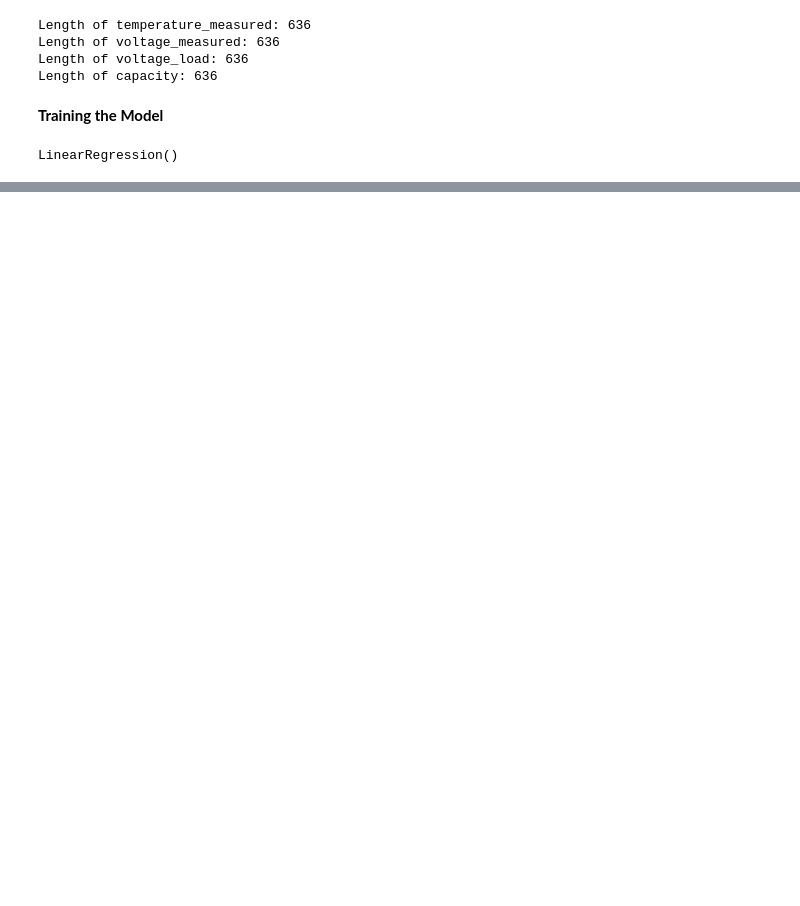
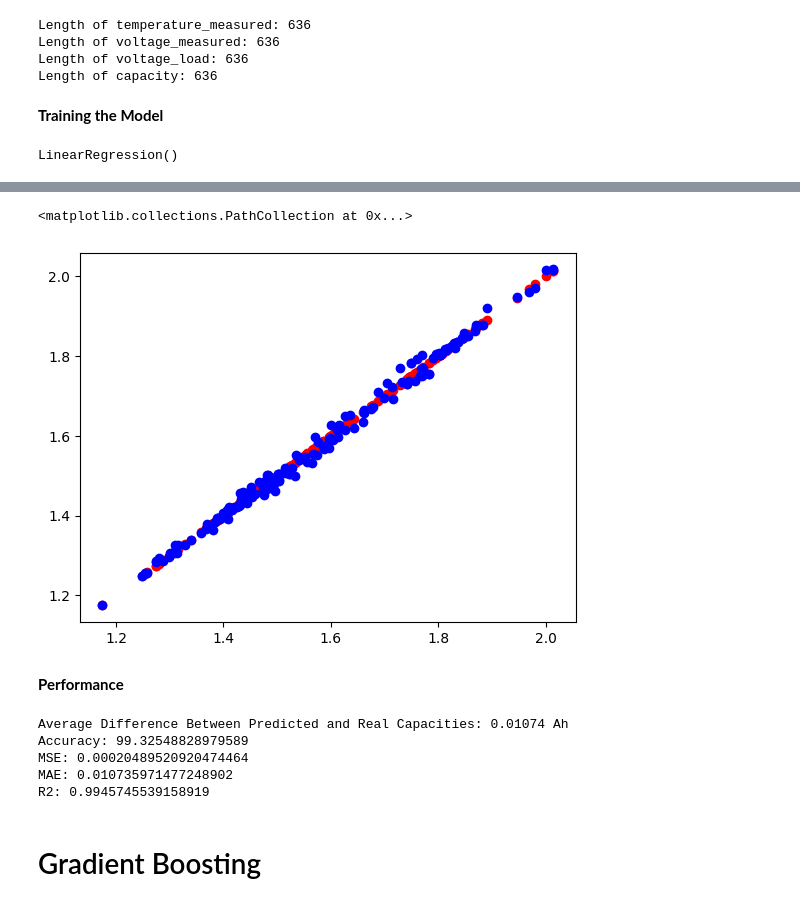
Before and after one commit to Shreeshabhat10/Battery-RUL-Predictor, a Jupyter notebook: our_proj.ipynb, the cells around one changed output, grey strips where cells are left out. Saved outputs shown, nothing was run; the diff lists cells and outputs as text; code cells hidden in the pictures; blank space fills up the shorter version.

```diff
--- a/our_proj.ipynb
+++ b/our_proj.ipynb
@@ -400,0 +431,37 @@ Accuracy: 99.29725832296832
+# %%
+y_pred = rnd.predict(X_test)
+plt.scatter(y_test, y_test, color='red')  # Actual values in red
+plt.scatter(y_test, y_pred, color='blue') # Predicted values in blue
+# %% [output]
+<matplotlib.collections.PathCollection at 0x...>
+[figure, added]
+# %% [markdown]
+**Performance**
+# %%
+diff = 0
+total = 0
+for i in range(len(y_test)):
+    diff += abs(y_test[i] - y_pred[i])
+    total += y_test[i]
+diff /= len(y_test)
+total /= len(y_test)
+accuracy = ((total - diff) / total) * 100
+print(f'Average Difference Between Predicted and Real Capacities: {diff:.4} Ah')
+print(f'Accuracy: {accuracy}')
+
+
+mse = mean_squared_error(y_test, y_pred)
+mae = mean_absolute_error(y_test, y_pred)
+r2 = r2_score(y_test, y_pred)
+
+print(f'MSE: {mse}')
+print(f'MAE: {mae}')
+print(f'R2: {r2}')
+# %% [output]
+Average Difference Between Predicted and Real Capacities: 0.01074 Ah
+Accuracy: 99.32548828979589
+MSE: 0.00020489520920474464
+MAE: 0.010735971477248902
+R2: 0.9945745539158919
+# %% [markdown]
+# Gradient Boosting
```
Also changed, not shown: parts of 16 cells of this notebook.
